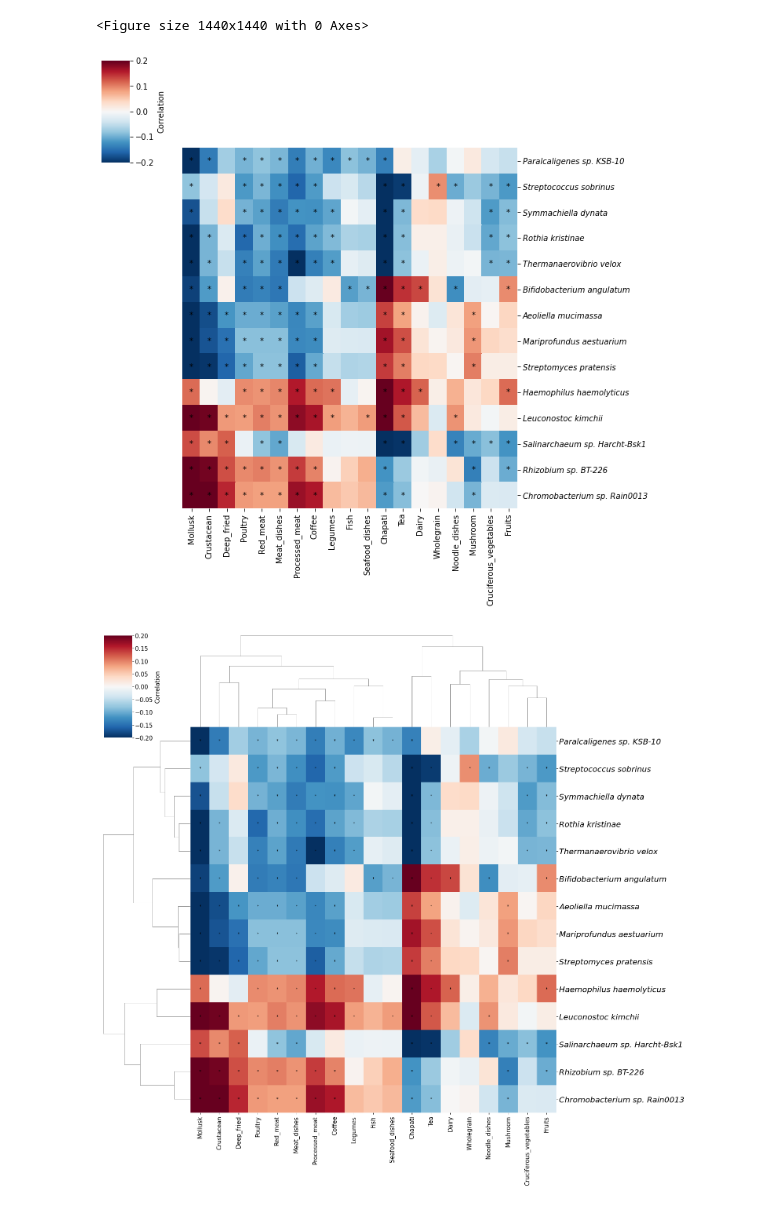
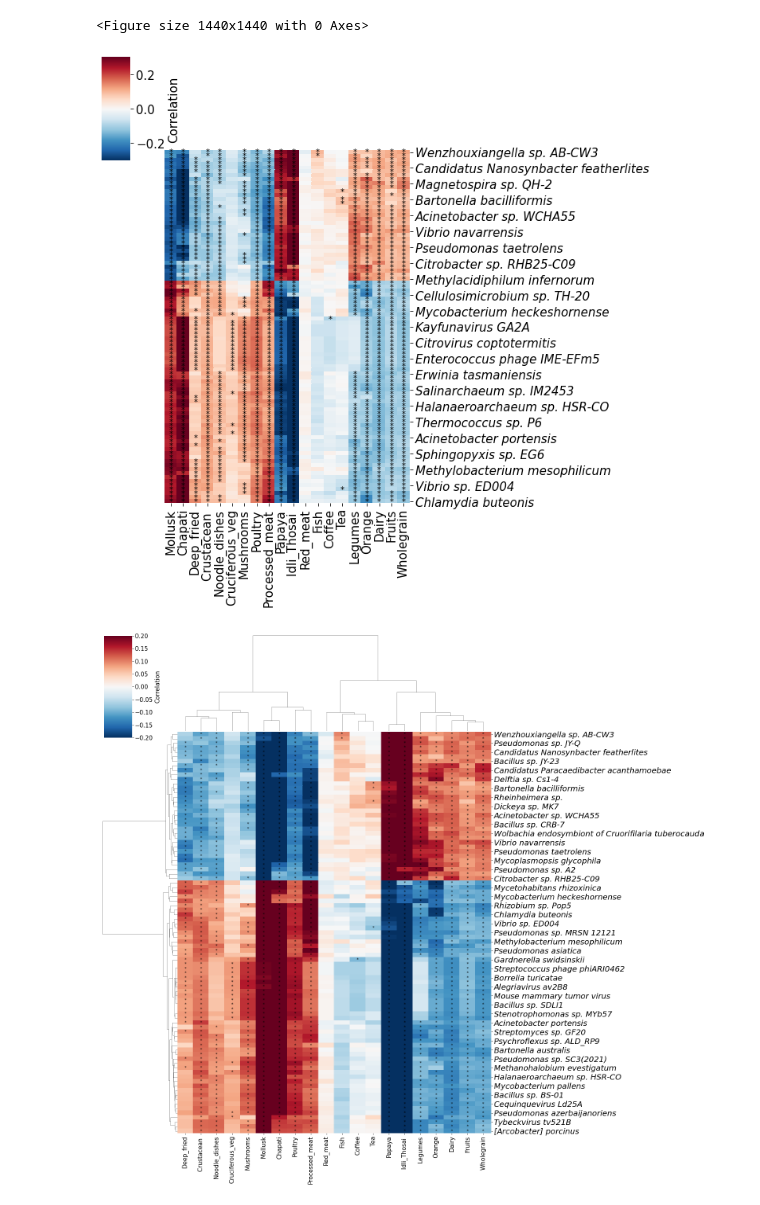
Before and after one commit to jaspershen-lab/HELIOS-project, a Jupyter notebook: 1-code/ruwen/unbiased_speices_heatmap.ipynb, the cells around one changed output. Saved outputs shown, nothing was run; the diff lists cells and outputs as text; code cells hidden in the pictures.

Commit message:
new batch main figures

```diff
--- a/1-code/ruwen/unbiased_speices_heatmap.ipynb
+++ b/1-code/ruwen/unbiased_speices_heatmap.ipynb
@@ -7,6 +7,6 @@ from statsmodels.stats.multitest import multipletests
 import seaborn as sns
 import matplotlib.pyplot as plt
 # %%
-spe_data = pd.read_excel("data/species_535.xlsx", index_col=0)
-food_data_spear = pd.read_csv('data/Summarized_Food_Categories_Only.csv', index_col=0)
-participants_data = pd.read_csv('data/demo_535.csv', index_col=0)
+spe_data = pd.read_excel("data/species_866.xlsx", index_col=0)
+food_data_spear = pd.read_excel('data/FFQA862.xlsx', index_col=0)
+participants_data = pd.read_excel('data/ethnicity_866.xlsx', index_col=0)
@@ -19,5 +51,5 @@ participants_data = participants_data.loc[common_indices]
 # Convert data to numeric and handle non-numeric entries
 spe_data = spe_data.apply(pd.to_numeric, errors='coerce')
 food_data_spear = food_data_spear.apply(pd.to_numeric, errors='coerce')
-participants_data['BMI'] = pd.to_numeric(participants_data['BMI'], errors='coerce')
+#participants_data['BMI'] = pd.to_numeric(participants_data['BMI'], errors='coerce')
 participants_data['FREG8_Age'] = pd.to_numeric(participants_data['FREG8_Age'], errors='coerce')
@@ -24,19 +72,25 @@ participants_data['FREG8_Age'] = pd.to_numeric(participants_data['FREG8_Age'], e
 # %%
-def adjust_for_covariates(data, covariates):
+
+def adjust_for_covariates(data, covariates, categorical_vars=[]):
+    # Generate dummy variables for categorical variables
+    if categorical_vars:
+        covariates = pd.get_dummies(covariates, columns=categorical_vars, drop_first=True)
+
     adjusted_data = pd.DataFrame(index=data.index, columns=data.columns)
     covariates = sm.add_constant(covariates)  # Add a constant to the model
+
     for column in data.columns:
         # Drop rows where NaN exists in the current column or in covariates
         combined = pd.concat([data[column], covariates], axis=1).dropna()
         model = sm.OLS(combined[column], combined[covariates.columns]).fit()
         adjusted_data.loc[combined.index, column] = model.resid
+
     return adjusted_data
 
-
-
 # Adjust microbiome and diet data
-adjusted_spe_data = adjust_for_covariates(spe_data, participants_data[['BMI', 'FREG8_Age']])
-adjusted_food_spear = adjust_for_covariates(food_data_spear, participants_data[['BMI', 'FREG8_Age']])
+# Ensure that 'FREG5_Ethnic_Group' is included as a categorical variable
+adjusted_spe_data = adjust_for_covariates(spe_data, participants_data[['FREG8_Age', 'FREG5_Ethnic_Group','FREG7_Gender']], categorical_vars=['FREG5_Ethnic_Group','FREG7_Gender'])
+adjusted_food_spear = adjust_for_covariates(food_data_spear, participants_data[['FREG8_Age', 'FREG5_Ethnic_Group','FREG7_Gender']], categorical_vars=['FREG5_Ethnic_Group','FREG7_Gender'])
 # %%
 correlations_spe = pd.DataFrame(index=adjusted_spe_data.columns, columns=adjusted_food_spear.columns)
 p_values_spe = pd.DataFrame(index=adjusted_spe_data.columns, columns=adjusted_food_spear.columns)
@@ -62,14 +116,14 @@ for microbe in adjusted_spe_data.columns:
             p_values_spe.loc[microbe, nutrient] = np.nan
 # %%
 p_flat = p_values_spe.values.flatten()
-reject, corrected_pvals_spe, _, _ = multipletests(p_flat, alpha=0.2, method='fdr_bh')
+reject, corrected_pvals_spe, _, _ = multipletests(p_flat, alpha=0.05, method='fdr_bh')
 significant_matrix_spe = pd.DataFrame(reject.reshape(p_values_spe.shape), index=adjusted_spe_data.columns, columns=adjusted_food_spear.columns)
 
 # Summing the significant correlations per microbe
 true_counts = significant_matrix_spe.sum(axis=1)
 
 # Filter species with at least 10 significant correlations
-significant_species = true_counts >= 11
+significant_species = true_counts >= 14
 filtered_species_spe = correlations_spe.loc[significant_species.index[significant_species]]
 # %%
 filtered_species_spe
@@ -92,36 +144,36 @@ filtered_species_spe
 # %%
 filtered_significance_matrix_spe = significant_matrix_spe.loc[filtered_species_spe.index, filtered_species_spe.columns]
-clipped_correlations_spe = np.clip(filtered_species_spe, -0.2, 0.2)
+clipped_correlations_spe = np.clip(filtered_species_spe, -0.3, 0.3)
 
 
 plt.figure(figsize=(20, 20))
-ax = sns.clustermap(clipped_correlations_spe, cmap="RdBu_r", annot=False, cbar_kws={'label': 'Correlation'}, vmin=-0.2, vmax=0.2, row_cluster=True, col_cluster=True)
+ax = sns.clustermap(clipped_correlations_spe, cmap="RdBu_r", annot=False, cbar_kws={'label': 'Correlation'}, vmin=-0.3, vmax=0.3, row_cluster=True, col_cluster=True)
 
 ax.ax_row_dendrogram.set_visible(False)
 ax.ax_col_dendrogram.set_visible(False)
 
 row_order = ax.dendrogram_row.reordered_ind
 col_order = ax.dendrogram_col.reordered_ind
 
 for (i, j), significant in np.ndenumerate(filtered_significance_matrix_spe):
     if significant:
         # Find the new position in the clustered heatmap
         new_i = row_order.index(i)
         new_j = col_order.index(j)
         ax.ax_heatmap.text(new_j + 0.5, new_i + 0.5, '*', ha='center', va='center', color='black', size=10)
 
 y_labels = [label.get_text() for label in ax.ax_heatmap.get_yticklabels()]
 
 # Set the y-axis labels to italicized text
 ax.ax_heatmap.set_yticklabels(y_labels, fontdict={'fontstyle': 'italic'})
 plt.rc('font', size=15)
 plt.rc('axes', labelsize=15)
 plt.rc('axes', titlesize=15)
 
 plt.show()
 # %% [output]
 <Figure size 1440x1440 with 0 Axes>
-[figure, old version]
+[figure, new version]
 # %%
 # Assuming filtered_species_scfa, significant_matrix_scfa are defined as per your context
 # Clipping values
@@ -165,7 +217,7 @@ ax.ax_heatmap.set_yticklabels(y_labels, fontdict={'fontstyle': 'italic', 'fontsi
 #plt.savefig('figure/food_all_spe_heatmap.png', format='png', dpi=300, bbox_inches='tight')
 plt.show()
 # %% [output]
-[figure, old version]
+[figure, new version]
 # %%
 ## nutrient
 # %%
```
Also changed, not shown: parts of 12 cells of this notebook, 6 other files.
